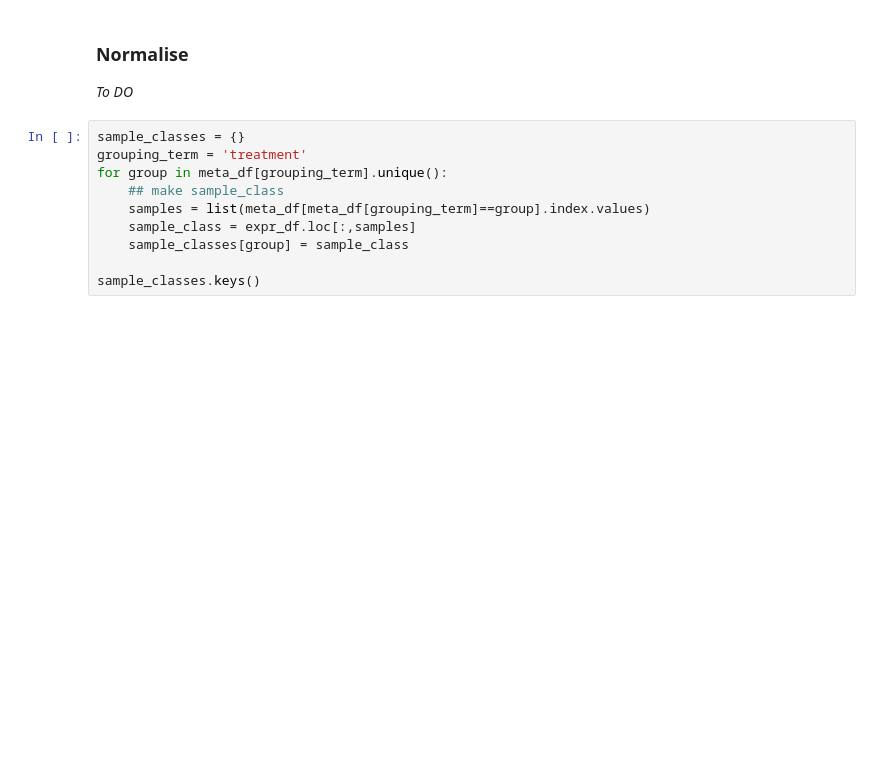
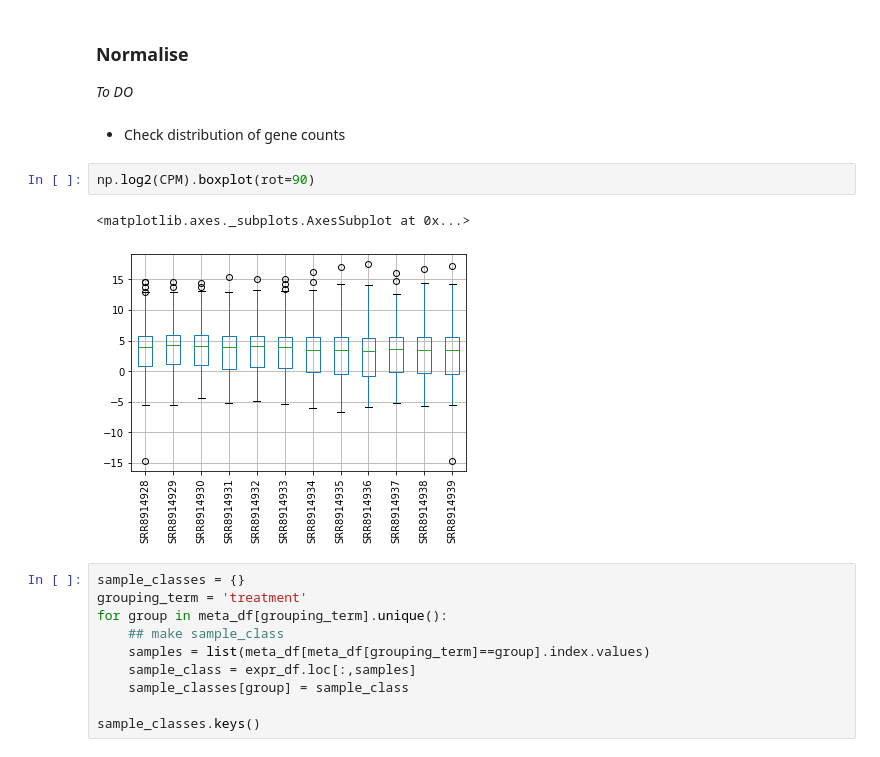
Before and after one commit to Jx-b/RNAseq, a Jupyter notebook: pipelines/RNAseq_pipeline.ipynb, the cells around one changed output. Drawn from its saved outputs; the diff is of its cells as text; blank space fills up the shorter version.

```diff
--- a/pipelines/RNAseq_pipeline.ipynb
+++ b/pipelines/RNAseq_pipeline.ipynb
@@ -691,6 +727,13 @@ expr_df.head()
 ### Normalise
 
 _To DO_
+# %% [markdown]
+* Check distribution of gene counts
+# %%
+np.log2(CPM).boxplot(rot=90)
+# %% [output]
+<matplotlib.axes._subplots.AxesSubplot at 0x...>
+[figure, added]
 # %%
 sample_classes = {}
 grouping_term = 'treatment'
```
Also changed, not shown: parts of 11 cells of this notebook, 2 other files.
